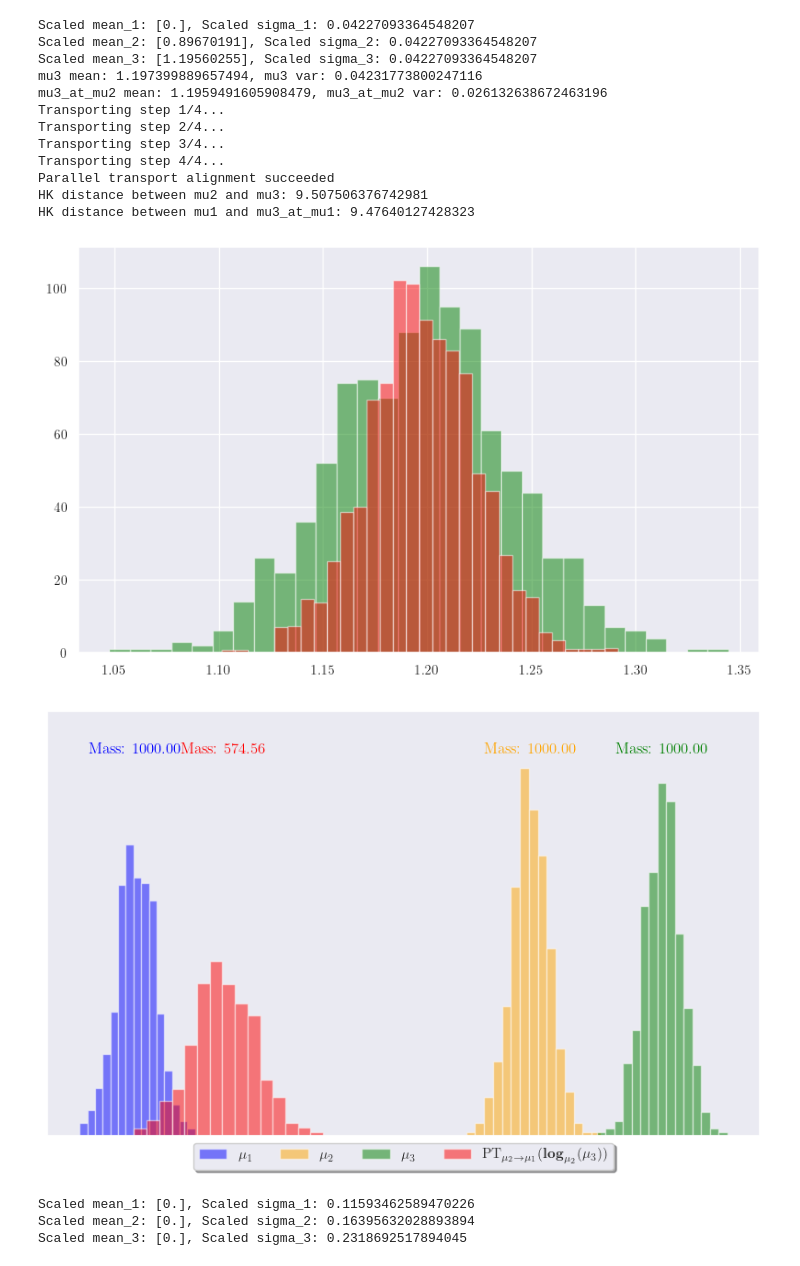
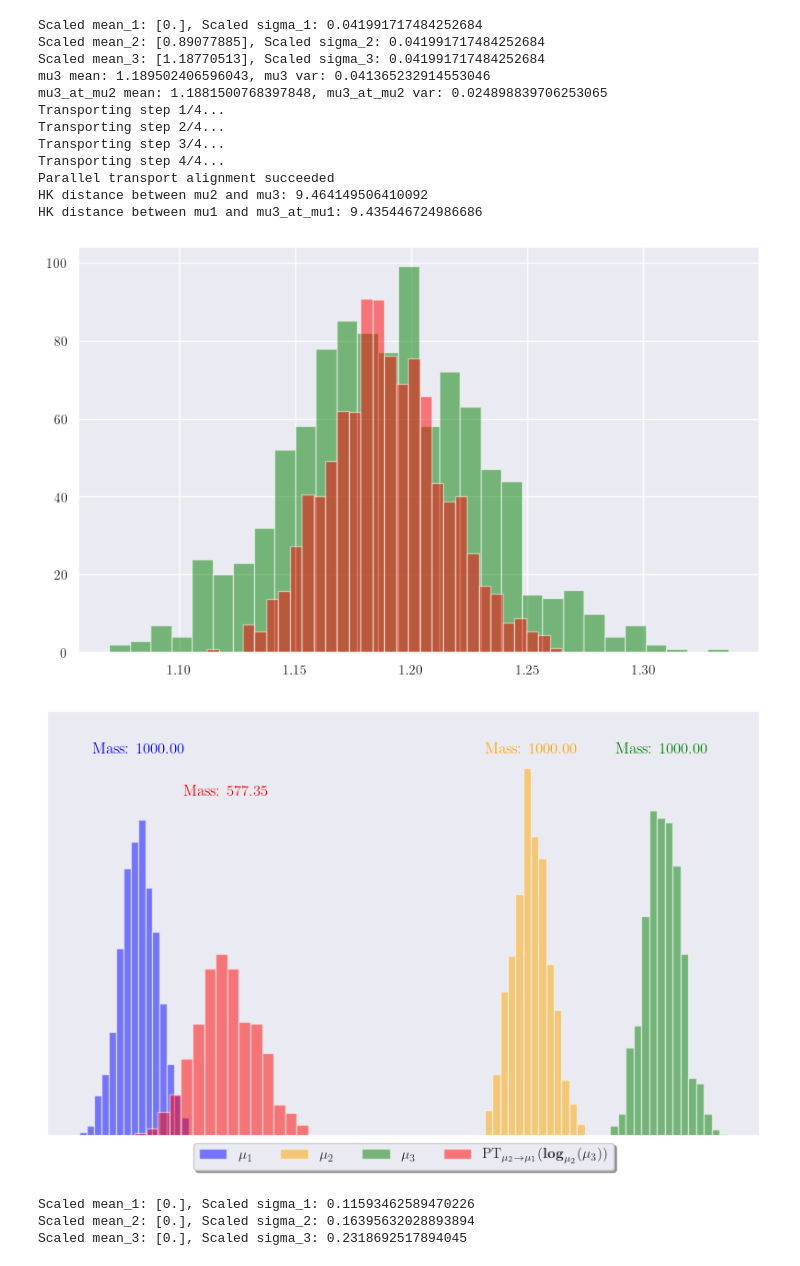
Before and after one commit to TristanSaidi/HKPT, a Jupyter notebook: notebooks/HK_pt.ipynb, the cells around one changed output. Saved outputs shown, nothing was run; the diff lists cells and outputs as text; code cells hidden in the pictures.

```diff
--- a/notebooks/HK_pt.ipynb
+++ b/notebooks/HK_pt.ipynb
@@ -344,43 +366,43 @@ plt.legend(
     bbox_to_anchor=(0.5, -0.0),
     fancybox=True,
     shadow=True,
     ncol=4,
 )
 # no ticks
 plt.xticks([])
 plt.yticks([])
 plt.ylim(0, plt.ylim()[1] * 1.1)
 # add floating text at the mean of each distribution with total mass (sum of weights) in legend
 x_mu1 = float(np.ravel(mean_1)[0]) * scale_factor
 x_mu2 = float(np.ravel(mean_2)[0]) * scale_factor
 x_mu3 = float(np.ravel(mean_3)[0]) * scale_factor
 plt.text(x_mu1, plt.ylim()[1] * 0.9, f"Mass: {mu1.weights.sum():.2f}", color='blue', ha='center')
 plt.text(x_mu2, plt.ylim()[1] * 0.9, f"Mass: {mu2.weights.sum():.2f}", color='orange', ha='center')
 plt.text(x_mu3, plt.ylim()[1] * 0.9, f"Mass: {mu3.weights.sum():.2f}", color='green', ha='center')
 if mu3_at_mu1 is not None:
-    plt.text(np.mean(mu3_at_mu1.samples.flatten()), plt.ylim()[1] * 0.9, f"Mass: {mu3_at_mu1.weights.sum():.2f}", color='red', ha='center')
+    plt.text(np.mean(mu3_at_mu1.samples.flatten()), plt.ylim()[1] * 0.8, f"Mass: {mu3_at_mu1.weights.sum():.2f}", color='red', ha='center')
 plt.savefig(f'../Figures/HK_parallel_transport_1d_mean_shift.pdf', dpi=800)
 
 # print HK distance between mu1 and mu3, and between mu1 and mu3_at_mu1
 hk_distance_mu2_mu3 = hkpt.hk_distance(mu2, mu3)
 hk_distance_mu1_mu3_at_mu1 = hkpt.hk_distance(mu1, mu3_at_mu1)
 print(f"HK distance between mu2 and mu3: {hk_distance_mu2_mu3}")
 print(f"HK distance between mu1 and mu3_at_mu1: {hk_distance_mu1_mu3_at_mu1}")
 # %% [output]
-Scaled mean_1: [0.], Scaled sigma_1: 0.04227093364548207
-Scaled mean_2: [0.89670191], Scaled sigma_2: 0.04227093364548207
-Scaled mean_3: [1.19560255], Scaled sigma_3: 0.04227093364548207
-mu3 mean: 1.197399889657494, mu3 var: 0.04231773800247116
-mu3_at_mu2 mean: 1.1959491605908479, mu3_at_mu2 var: 0.026132638672463196
+Scaled mean_1: [0.], Scaled sigma_1: 0.041991717484252684
+Scaled mean_2: [0.89077885], Scaled sigma_2: 0.041991717484252684
+Scaled mean_3: [1.18770513], Scaled sigma_3: 0.041991717484252684
+mu3 mean: 1.189502406596043, mu3 var: 0.041365232914553046
+mu3_at_mu2 mean: 1.1881500768397848, mu3_at_mu2 var: 0.024898839706253065
 Transporting step 1/4...
 Transporting step 2/4...
 Transporting step 3/4...
 Transporting step 4/4...
 Parallel transport alignment succeeded
-HK distance between mu2 and mu3: 9.507506376742981
-HK distance between mu1 and mu3_at_mu1: 9.47640127428323
+HK distance between mu2 and mu3: 9.464149506410092
+HK distance between mu1 and mu3_at_mu1: 9.435446724986686
-[figure, old version]
+[figure, new version]
-[figure, old version]
+[figure, new version]
 # %%
 # 1D covariance-change experiment with consistent scaling and diagnostics
 n_1 = 1000
```
Also changed, not shown: parts of 3 cells of this notebook.
